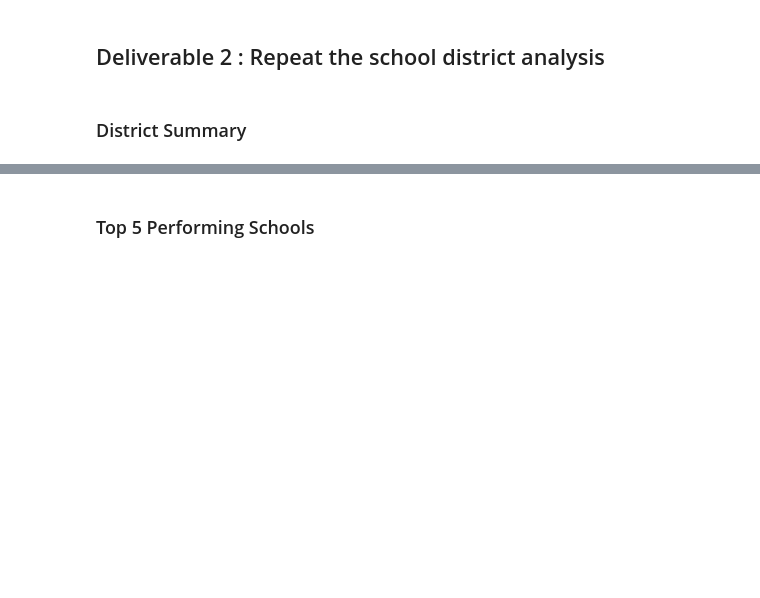
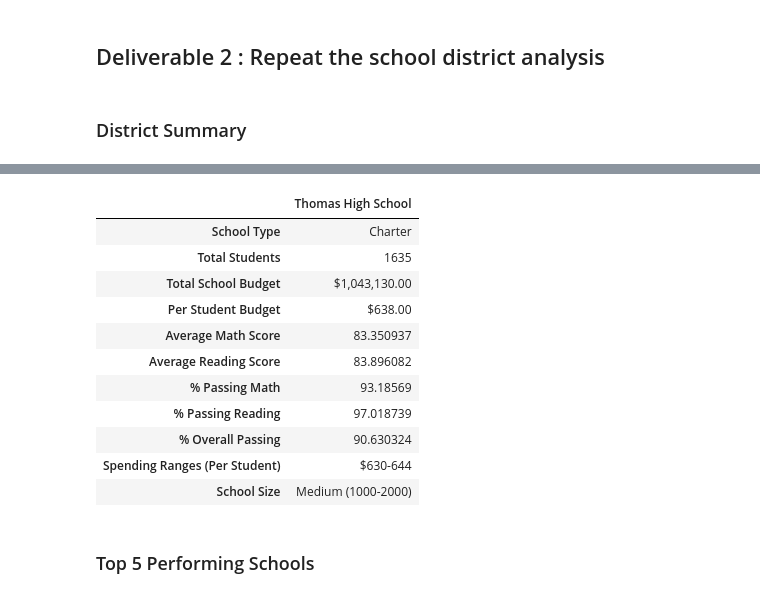
Before and after one commit to seancary62/School_District_Analysis, a Jupyter notebook: PyCitySchools_Challenge.ipynb, the cells around one changed output, grey strips where cells are left out. Saved outputs shown, nothing was run; the diff lists cells and outputs as text; code cells hidden in the pictures; blank space fills up the shorter version.

```diff
--- a/PyCitySchools_Challenge.ipynb
+++ b/PyCitySchools_Challenge.ipynb
@@ -259,6 +261,22 @@ per_school_summary_df.loc['Thomas High School', '% Passing Reading'] = ths_readi
 
 # Step 14. Replace the overall passing percentage for Thomas High School in the per_school_summary_df.
 per_school_summary_df.loc['Thomas High School', '% Overall Passing'] = ths_math_reading_passing_percentage
+# %%
+THS_df= pd.DataFrame(per_school_summary_df.loc['Thomas High School'])
+THS_df
+# %% [output]
+|  | Thomas High School |
+| School Type | Charter |
+| Total Students | 1635 |
+| Total School Budget | $1,043,130.00 |
+| Per Student Budget | $638.00 |
+| Average Math Score | 83.350937 |
+| Average Reading Score | 83.896082 |
+| % Passing Math | 93.18569 |
+| % Passing Reading | 97.018739 |
+| % Overall Passing | 90.630324 |
+| Spending Ranges (Per Student) | $630-644 |
+| School Size | Medium (1000-2000) |
 # %% [markdown]
 ### Top 5 Performing Schools
 # %%
```
Also changed, not shown: parts of 2 cells of this notebook, 6 other files.
